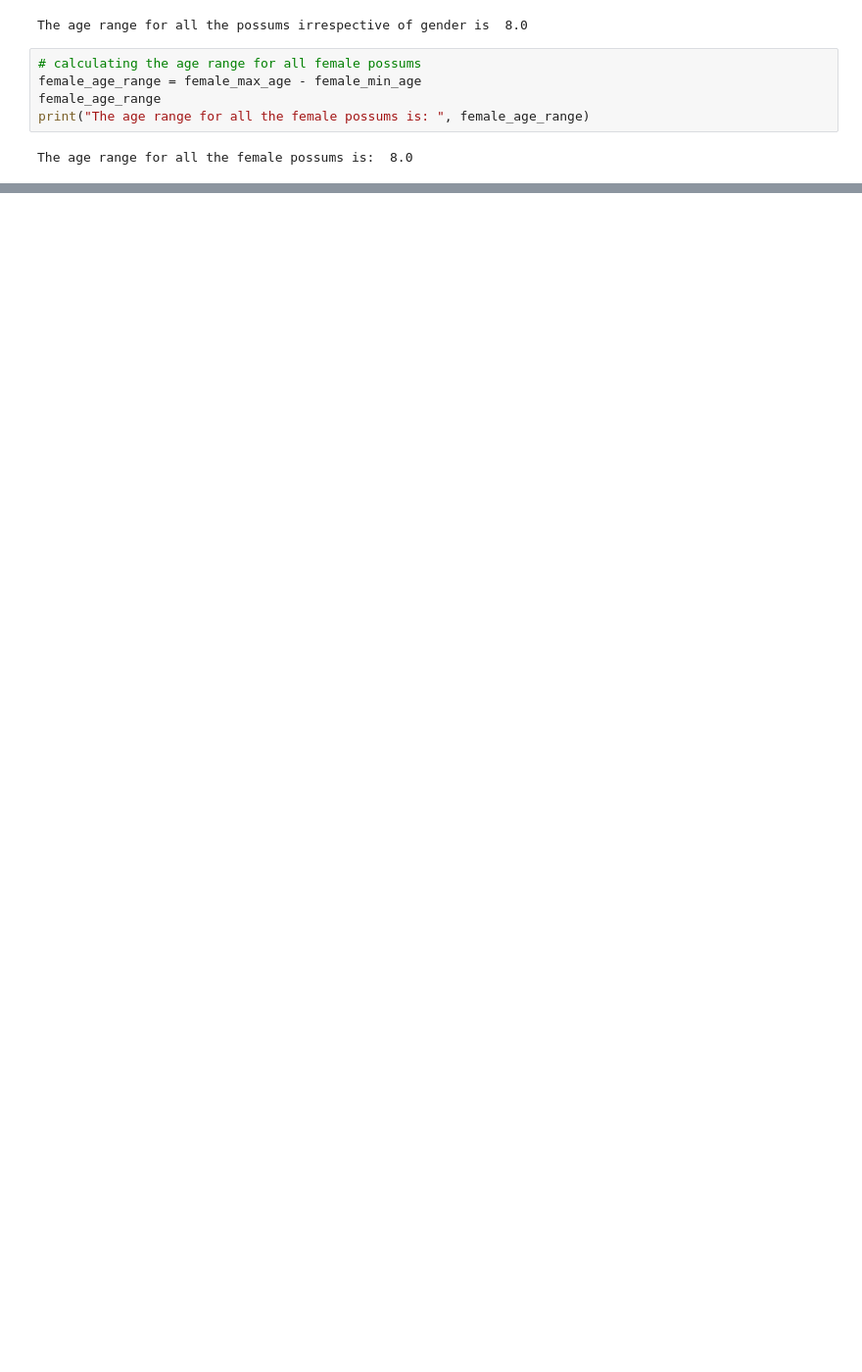
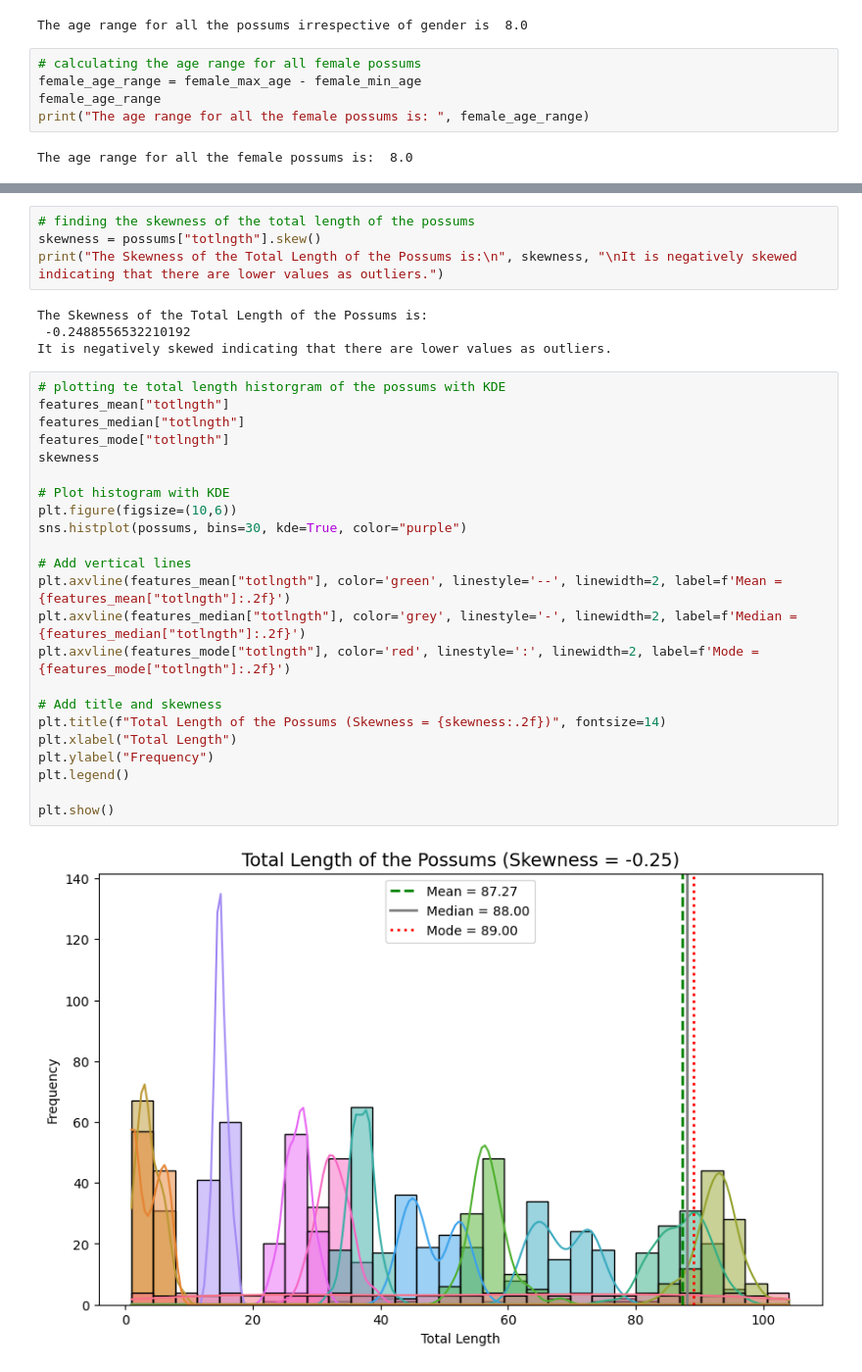
Before and after one commit to DuoDduo/AI-fellowship-module-2, a Jupyter notebook: Tasks/Task18/task18.ipynb, the cells around one changed output, grey strips where cells are left out. Shown: that part at 98% size. Drawn from its saved outputs; the diff is of its cells as text; blank space fills up the shorter version.

```diff
--- a/Tasks/Task18/task18.ipynb
+++ b/Tasks/Task18/task18.ipynb
@@ -604,0 +786,33 @@ The age range for all the male possums is:  7.0
+# %%
+# finding the skewness of the total length of the possums
+skewness = possums["totlngth"].skew()
+print("The Skewness of the Total Length of the Possums is:\n", skewness, "\nIt is negatively skewed indicating that there are lower values as outliers.")
+# %% [output]
+The Skewness of the Total Length of the Possums is:
+ -0.2488556532210192
+It is negatively skewed indicating that there are lower values as outliers.
+# %%
+# plotting te total length historgram of the possums with KDE
+features_mean["totlngth"]
+features_median["totlngth"]
+features_mode["totlngth"]
+skewness
+
+# Plot histogram with KDE
+plt.figure(figsize=(10,6))
+sns.histplot(possums, bins=30, kde=True, color="purple")
+
+# Add vertical lines
+plt.axvline(features_mean["totlngth"], color='green', linestyle='--', linewidth=2, label=f'Mean = {features_mean["totlngth"]:.2f}')
+plt.axvline(features_median["totlngth"], color='grey', linestyle='-', linewidth=2, label=f'Median = {features_median["totlngth"]:.2f}')
+plt.axvline(features_mode["totlngth"], color='red', linestyle=':', linewidth=2, label=f'Mode = {features_mode["totlngth"]:.2f}')
+
+# Add title and skewness
+plt.title(f"Total Length of the Possums (Skewness = {skewness:.2f})", fontsize=14)
+plt.xlabel("Total Length")
+plt.ylabel("Frequency")
+plt.legend()
+
+plt.show()
+# %% [output]
+[figure, added]
```
Also changed, not shown: parts of 28 cells of this notebook, 1 other file.
